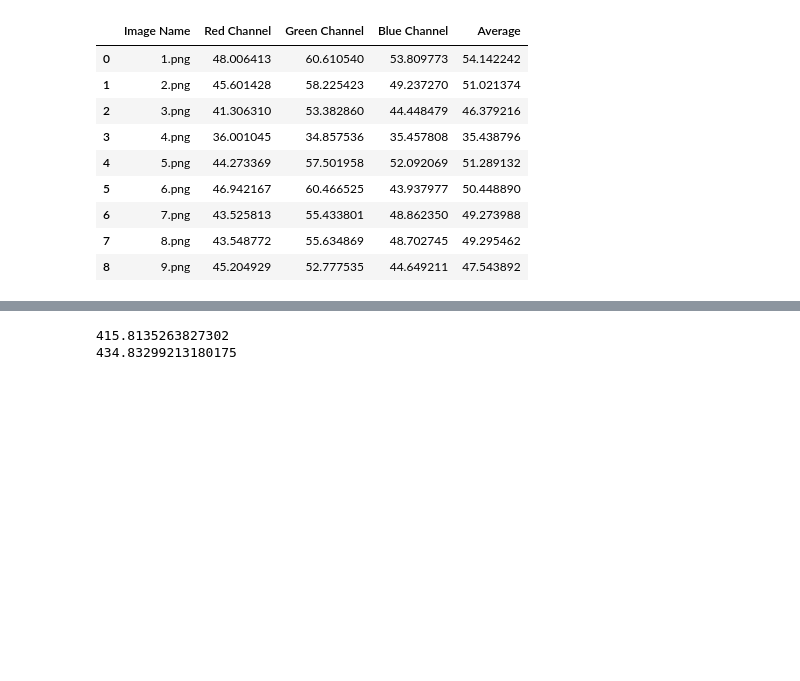
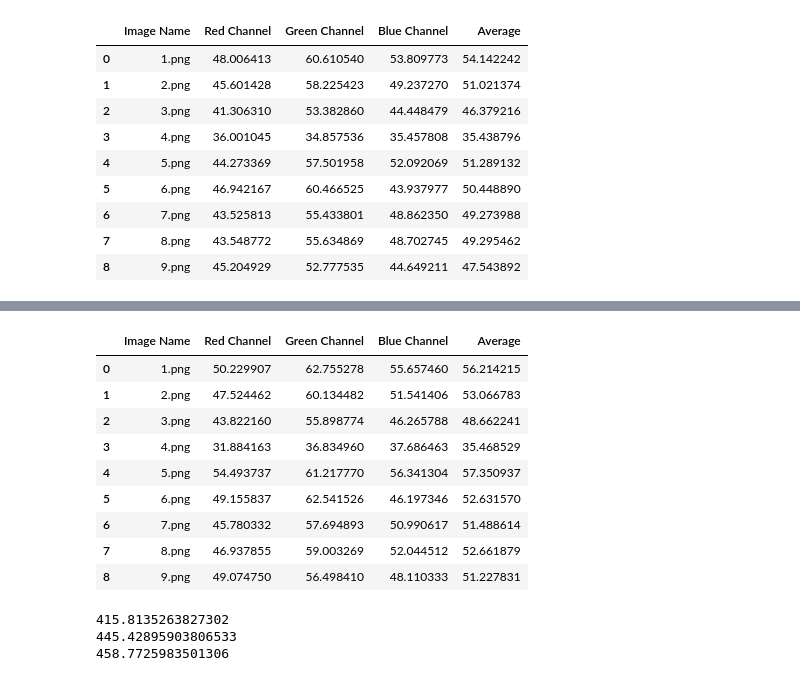
Before and after one commit to pouriaSameti/Advanced-Multimedia-Systems, a Jupyter notebook: Exercise 3/code.ipynb, the cells around one changed output, grey strips where cells are left out. Saved outputs shown, nothing was run; the diff lists cells and outputs as text; code cells hidden in the pictures; blank space fills up the shorter version.

```diff
--- a/Exercise 3/code.ipynb
+++ b/Exercise 3/code.ipynb
@@ -310,6 +356,51 @@ result2
+# %%
+result3 = []
+
+for i in range(1, 10):
+
+    test_image = cv2.imread(f'Q_3/{i}.png')
+    if i == 5:
+        test_image = cv2.imread(f'Q_3/{i}.jpg')
+
+    test_yCbCr = encoder_third(test_image)
+    reconstructed = decoder_third(test_yCbCr)
+
+    red_main = test_image[:,:, 0]
+    green_main = test_image[:,:, 1]
+    blue_main = test_image[:,:, 2]
+
+    red_reconstructed = reconstructed[:,:, 0]
+    green_reconstructed = reconstructed[:,:, 1]
+    blue_reconstructed = reconstructed[:,:, 2]
+
+
+    red_psnr = my_psnr(red_main, red_reconstructed)
+    green_psnr = my_psnr(green_main, green_reconstructed)
+    blue_psnr = my_psnr(blue_main, blue_reconstructed)
+
+    avg_psnr = (red_psnr + green_psnr + blue_psnr) / 3
+
+    result3.append({'Image Name': f"{i}.png", "Red Channel": red_psnr, "Green Channel": green_psnr, "Blue Channel": blue_psnr, "Average": avg_psnr})
+
+
+result3 = pd.DataFrame(result3)
+result3
+# %% [output]
+|  | Image Name | Red Channel | Green Channel | Blue Channel | Average |
+| 0 | 1.png | 50.229907 | 62.755278 | 55.657460 | 56.214215 |
+| 1 | 2.png | 47.524462 | 60.134482 | 51.541406 | 53.066783 |
+| 2 | 3.png | 43.822160 | 55.898774 | 46.265788 | 48.662241 |
+| 3 | 4.png | 31.884163 | 36.834960 | 37.686463 | 35.468529 |
+| 4 | 5.png | 54.493737 | 61.217770 | 56.341304 | 57.350937 |
+| 5 | 6.png | 49.155837 | 62.541526 | 46.197346 | 52.631570 |
+| 6 | 7.png | 45.780332 | 57.694893 | 50.990617 | 51.488614 |
+| 7 | 8.png | 46.937855 | 59.003269 | 52.044512 | 52.661879 |
+| 8 | 9.png | 49.074750 | 56.498410 | 48.110333 | 51.227831 |
 # %%
 print(result1['Average'].sum())
 print(result2['Average'].sum())
+print(result3['Average'].sum())
 # %% [output]
 415.8135263827302
-434.83299213180175
+445.42895903806533
+458.7725983501306
```
Also changed, not shown: parts of 3 cells of this notebook.
